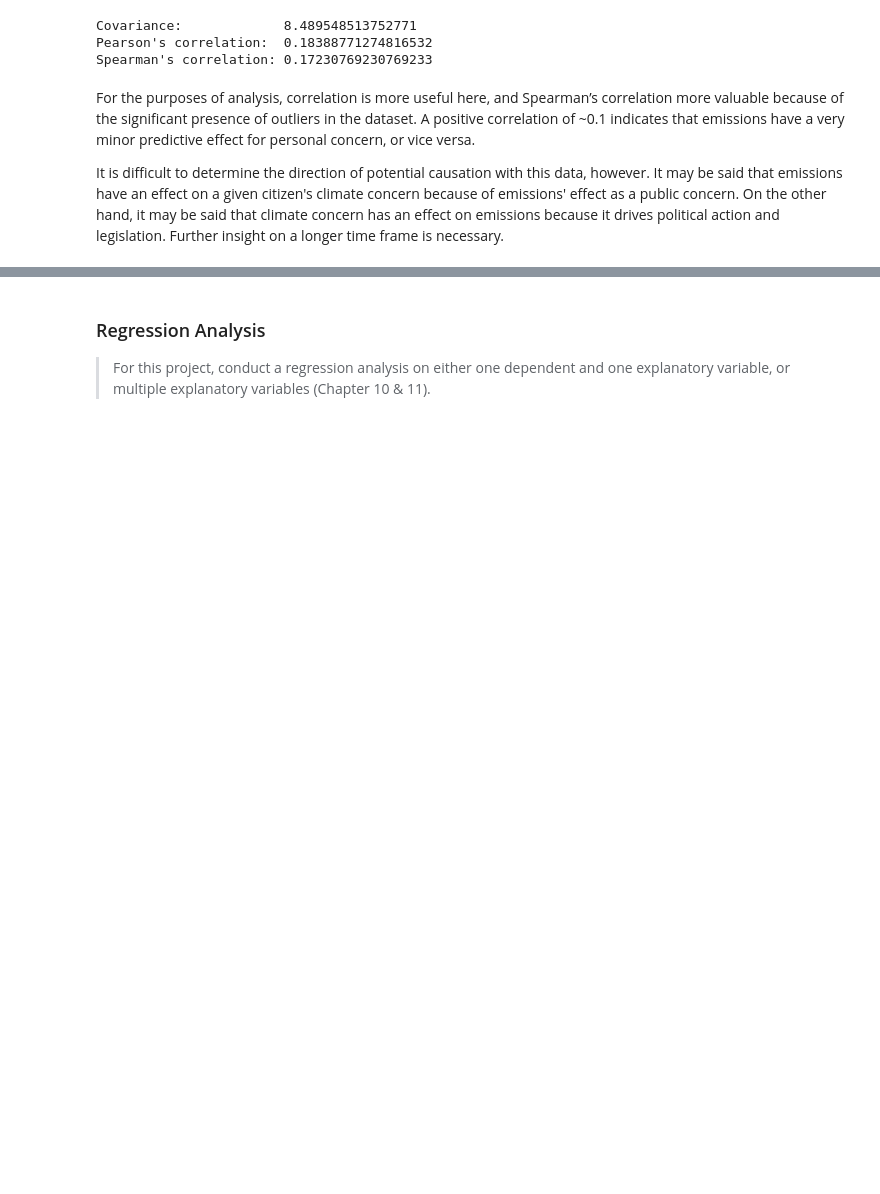
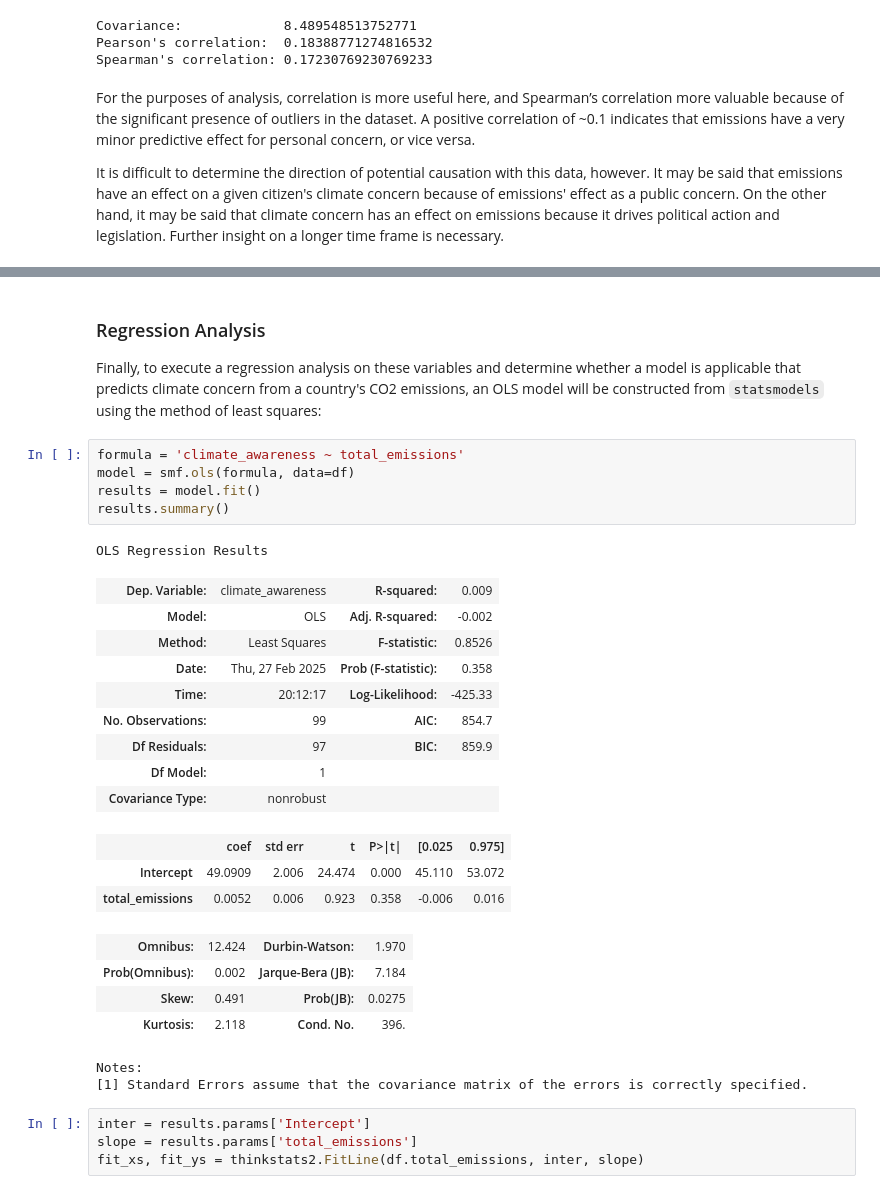
Before and after one commit to jes-so/climate-data, a Jupyter notebook: climate-sentiment-notebook.ipynb, the cells around one changed output, grey strips where cells are left out. Saved outputs shown, nothing was run; the diff lists cells and outputs as text; blank space fills up the shorter version.

```diff
--- a/climate-sentiment-notebook.ipynb
+++ b/climate-sentiment-notebook.ipynb
@@ -559,5 +587,33 @@ It is difficult to determine the direction of potential causation with this data
 # %% [markdown]
 ### Regression Analysis
 
-> For this project, conduct a regression analysis on either one dependent and one explanatory variable, or multiple explanatory
-            variables (Chapter 10 & 11).
+Finally, to execute a regression analysis on these variables and determine whether a model is applicable that predicts climate concern from a country's CO2 emissions, an OLS model will be constructed from `statsmodels` using the method of least squares:
+# %%
+formula = 'climate_awareness ~ total_emissions'
+model = smf.ols(formula, data=df)
+results = model.fit()
+results.summary()
+# %% [output]
+OLS Regression Results
+| Dep. Variable: | climate_awareness | R-squared: | 0.009 |
+| Model: | OLS | Adj. R-squared: | -0.002 |
+| Method: | Least Squares | F-statistic: | 0.8526 |
+| Date: | Thu, 27 Feb 2025 | Prob (F-statistic): | 0.358 |
+| Time: | 20:12:17 | Log-Likelihood: | -425.33 |
+| No. Observations: | 99 | AIC: | 854.7 |
+| Df Residuals: | 97 | BIC: | 859.9 |
+| Df Model: | 1 |  |  |
+| Covariance Type: | nonrobust |  |  |
+|  | coef | std err | t | P>|t| | [0.025 | 0.975] |
+| Intercept | 49.0909 | 2.006 | 24.474 | 0.000 | 45.110 | 53.072 |
+| total_emissions | 0.0052 | 0.006 | 0.923 | 0.358 | -0.006 | 0.016 |
+| Omnibus: | 12.424 | Durbin-Watson: | 1.970 |
+| Prob(Omnibus): | 0.002 | Jarque-Bera (JB): | 7.184 |
+| Skew: | 0.491 | Prob(JB): | 0.0275 |
+| Kurtosis: | 2.118 | Cond. No. | 396. |
+Notes:
+[1] Standard Errors assume that the covariance matrix of the errors is correctly specified.
+# %%
+inter = results.params['Intercept']
+slope = results.params['total_emissions']
+fit_xs, fit_ys = thinkstats2.FitLine(df.total_emissions, inter, slope)
```
Also changed, not shown: parts of 16 cells of this notebook, 2 other files.
